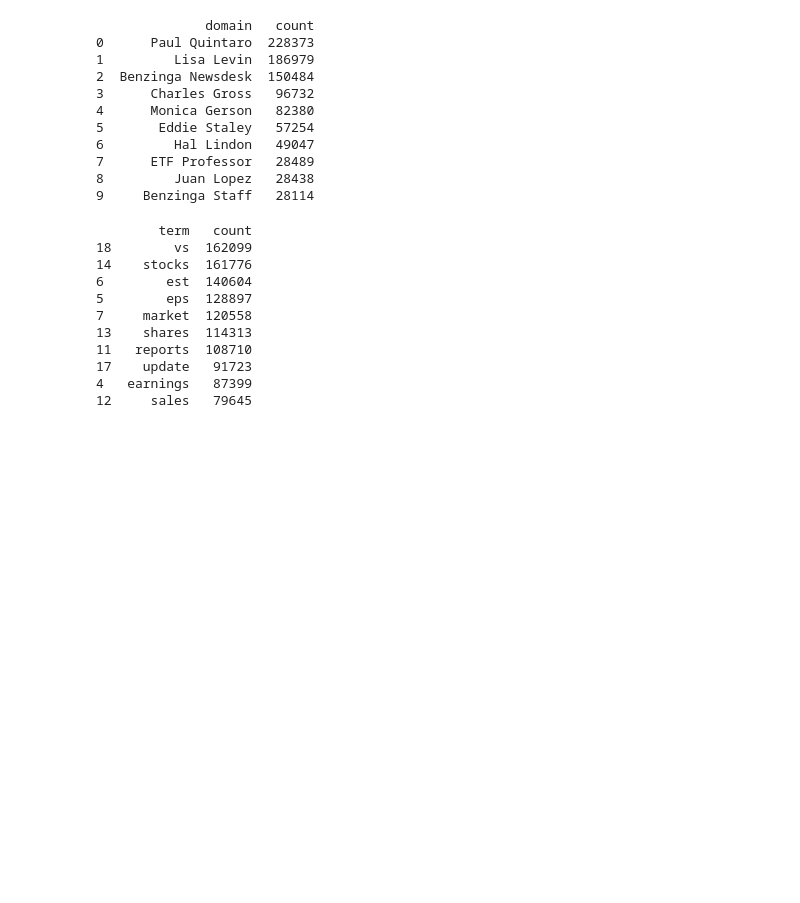
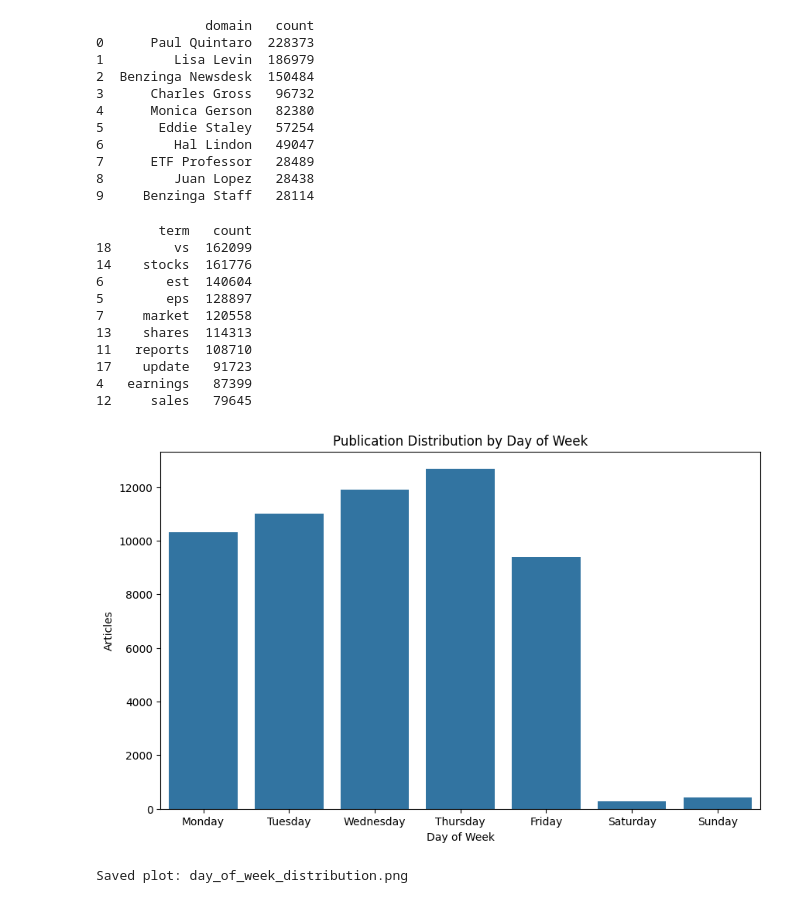
Before and after one commit to lhiwi/Financial-analysis-Week1, a Jupyter notebook: notebooks/eda.ipynb, the cells around one changed output. Saved outputs shown, nothing was run; the diff lists cells and outputs as text; code cells hidden in the pictures; blank space fills up the shorter version.

```diff
--- a/notebooks/eda.ipynb
+++ b/notebooks/eda.ipynb
@@ -27,3 +24,10 @@ PLOTS_DIR = BASE_DIR / "plots"
+# %%
+def save_plot(Results):
+    """Helper function to save plots"""
+    plt.tight_layout()
+    plt.savefig(PLOTS_DIR / Results)
+    plt.close()
+    print(f"Saved plot: {Results}")
 # %%
 #Load the data
 news_df = pd.read_csv(r"C:\Users\jilow\OneDrive\Documents\FIndata\raw_analyst_ratings.csv")
@@ -170,3 +182,20 @@ print(keywords_df.sort_values('count', ascending=False).head(10))
 17    update   91723
 4   earnings   87399
 12     sales   79645
+# %%
+# Day of week distribution
+plt.figure(figsize=(10,6))
+news_df['day_of_week'] = news_df['date'].dt.day_name()
+sns.countplot(
+    x='day_of_week',
+    data=news_df,
+    order=['Monday', 'Tuesday', 'Wednesday', 'Thursday', 'Friday', 'Saturday', 'Sunday']
+)
+plt.title("Publication Distribution by Day of Week")
+plt.xlabel("Day of Week")
+plt.ylabel("Articles")
+plt.show()
+save_plot("day_of_week_distribution.png")
+# %% [output]
+[figure, added]
+Saved plot: day_of_week_distribution.png
```
Also changed, not shown: parts of 11 cells of this notebook.
